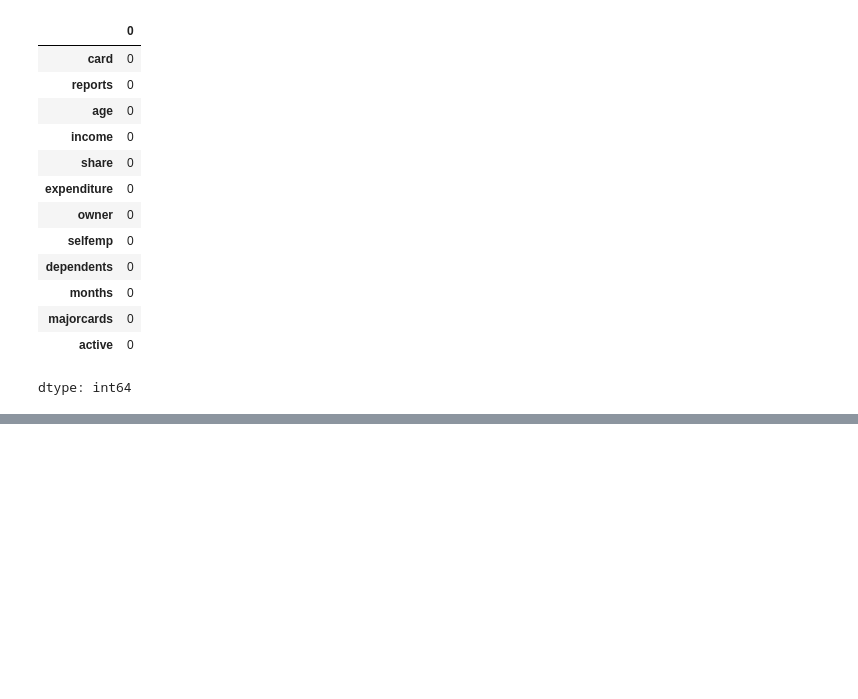
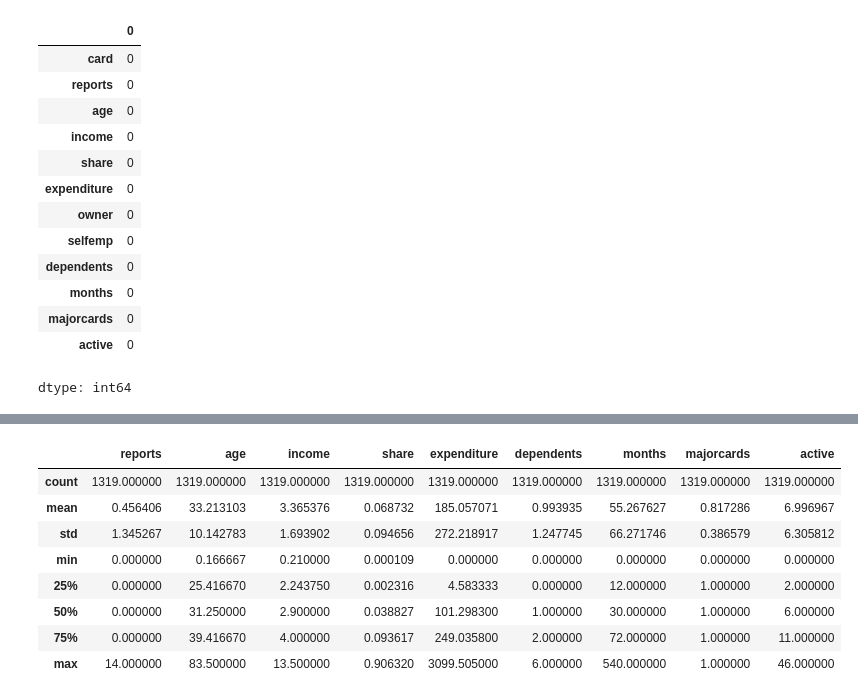
Before and after one commit to Bharani-a123/ML-JOURNEY, a Jupyter notebook: Pandas.ipynb, the cells around one changed output, grey strips where cells are left out. Saved outputs shown, nothing was run; the diff lists cells and outputs as text; code cells hidden in the pictures; blank space fills up the shorter version.

```diff
--- a/Pandas.ipynb
+++ b/Pandas.ipynb
@@ -235,0 +286,12 @@ dtype: int64
+# %%
+df.describe()
+# %% [output]
+|  | reports | age | income | share | expenditure | dependents | months | majorcards | active |
+| count | 1319.000000 | 1319.000000 | 1319.000000 | 1319.000000 | 1319.000000 | 1319.000000 | 1319.000000 | 1319.000000 | 1319.000000 |
+| mean | 0.456406 | 33.213103 | 3.365376 | 0.068732 | 185.057071 | 0.993935 | 55.267627 | 0.817286 | 6.996967 |
+| std | 1.345267 | 10.142783 | 1.693902 | 0.094656 | 272.218917 | 1.247745 | 66.271746 | 0.386579 | 6.305812 |
+| min | 0.000000 | 0.166667 | 0.210000 | 0.000109 | 0.000000 | 0.000000 | 0.000000 | 0.000000 | 0.000000 |
+| 25% | 0.000000 | 25.416670 | 2.243750 | 0.002316 | 4.583333 | 0.000000 | 12.000000 | 1.000000 | 2.000000 |
+| 50% | 0.000000 | 31.250000 | 2.900000 | 0.038827 | 101.298300 | 1.000000 | 30.000000 | 1.000000 | 6.000000 |
+| 75% | 0.000000 | 39.416670 | 4.000000 | 0.093617 | 249.035800 | 2.000000 | 72.000000 | 1.000000 | 11.000000 |
+| max | 14.000000 | 83.500000 | 13.500000 | 0.906320 | 3099.505000 | 6.000000 | 540.000000 | 1.000000 | 46.000000 |
```
Also changed, not shown: parts of 6 cells of this notebook.
